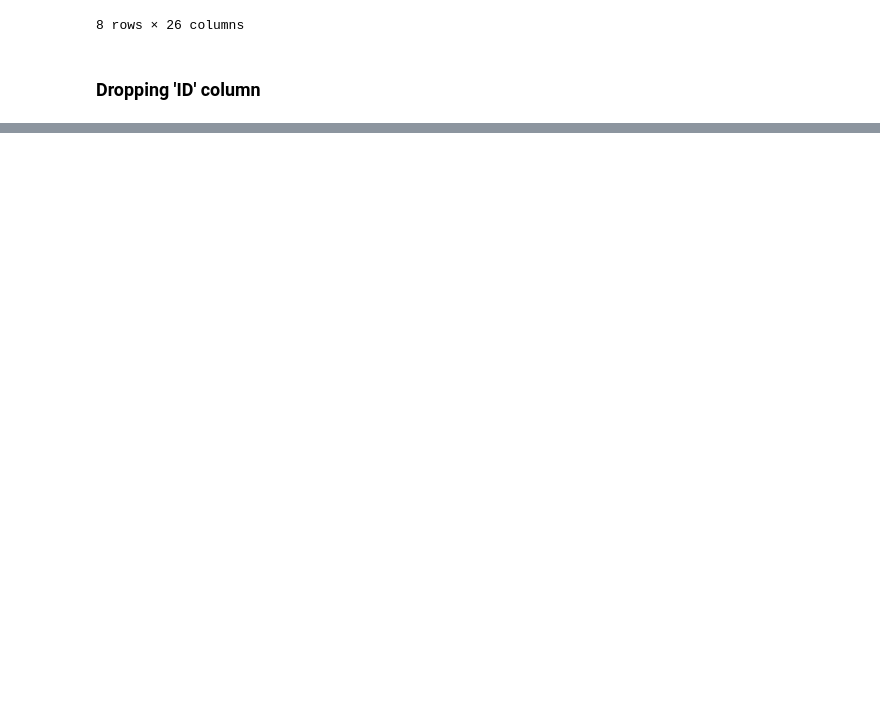
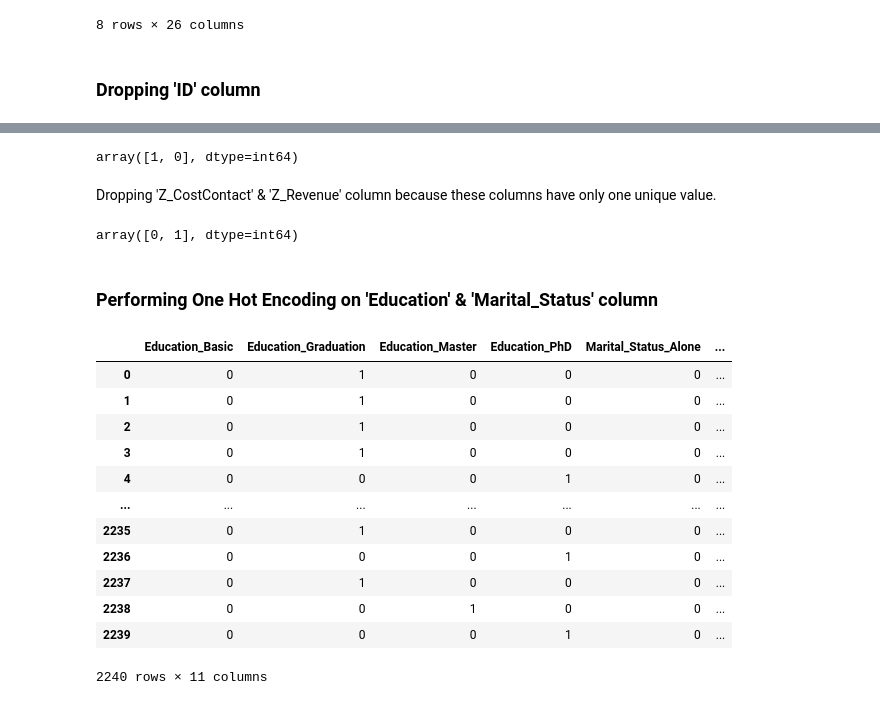
Before and after one commit to vikaschauhan734/customer_personality_analysis, a Jupyter notebook: notebook.ipynb, the cells around one changed output, grey strips where cells are left out. Cells and saved outputs as stored; diff of their text form; code cells hidden in the pictures; blank space fills up the shorter version.

```diff
--- a/notebook.ipynb
+++ b/notebook.ipynb
@@ -119,0 +164,2 @@ df.drop('ID',axis=1,inplace=True)
+# %%
+df.drop('Dt_Customer',axis=1,inplace=True)
@@ -119,0 +227,6 @@ df.drop('ID',axis=1,inplace=True)
+# %%
+df['Response'].unique()
+# %% [output]
+array([1, 0], dtype=int64)
+# %% [markdown]
+Dropping 'Z_CostContact' & 'Z_Revenue' column because these columns have only one unique value.
@@ -119,0 +235,23 @@ df.drop('ID',axis=1,inplace=True)
+# %%
+df['AcceptedCmp1'].unique()
+# %% [output]
+array([0, 1], dtype=int64)
+# %% [markdown]
+### Performing One Hot Encoding on 'Education' & 'Marital_Status' column
+# %%
+ohe = pd.get_dummies(df[['Education','Marital_Status']],drop_first=True).astype(int)
+ohe
+# %% [output]
+|  | Education_Basic | Education_Graduation | Education_Master | Education_PhD | Marital_Status_Alone | ... |
+| 0 | 0 | 1 | 0 | 0 | 0 | ... |
+| 1 | 0 | 1 | 0 | 0 | 0 | ... |
+| 2 | 0 | 1 | 0 | 0 | 0 | ... |
+| 3 | 0 | 1 | 0 | 0 | 0 | ... |
+| 4 | 0 | 0 | 0 | 1 | 0 | ... |
+| ... | ... | ... | ... | ... | ... | ... |
+| 2235 | 0 | 1 | 0 | 0 | 0 | ... |
+| 2236 | 0 | 0 | 0 | 1 | 0 | ... |
+| 2237 | 0 | 1 | 0 | 0 | 0 | ... |
+| 2238 | 0 | 0 | 1 | 0 | 0 | ... |
+| 2239 | 0 | 0 | 0 | 1 | 0 | ... |
+2240 rows × 11 columns
```
Also changed, not shown: parts of 50 cells of this notebook.
